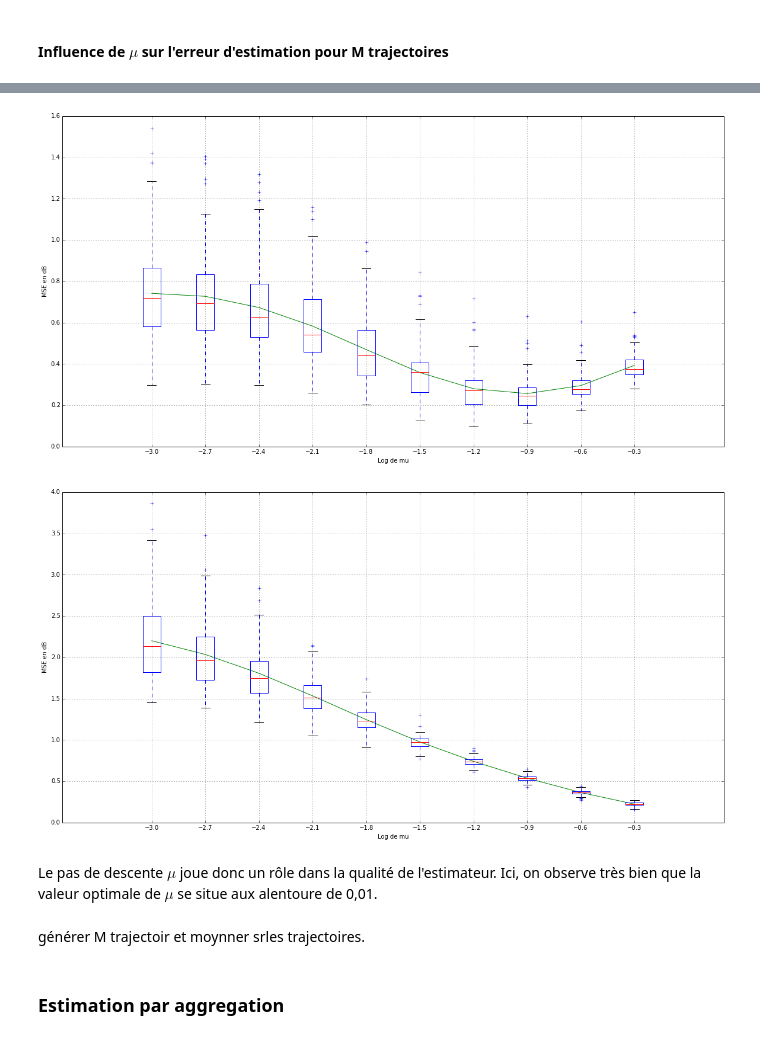
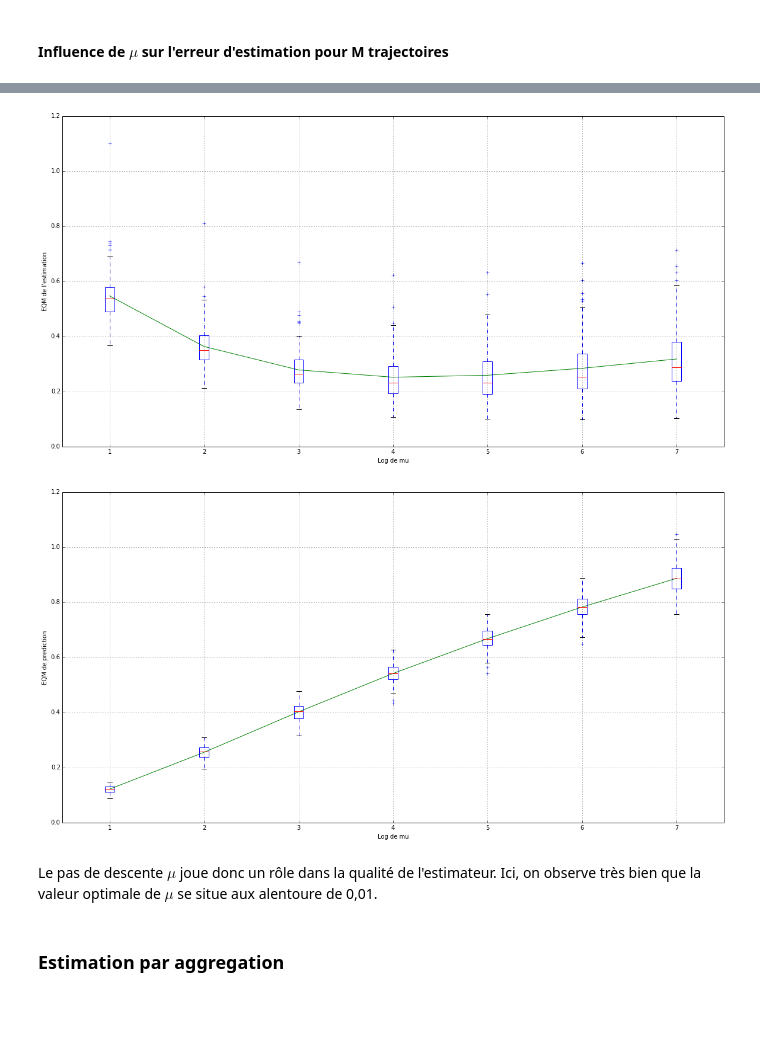
Before and after one commit to jngod2011/TVAR_Prediction, a Jupyter notebook: notebooks/TVAR_d_bis.ipynb, the cells around one changed output, grey strips where cells are left out. Saved outputs shown, nothing was run; the diff lists cells and outputs as text; code cells hidden in the pictures; blank space fills up the shorter version.

```diff
--- a/notebooks/TVAR_d_bis.ipynb
+++ b/notebooks/TVAR_d_bis.ipynb
@@ -116,7 +108,7 @@ plt.show()
 # %% [markdown]
 On construit dans cette partie un estimateur de notre processus TVAR(d) à partir de l'algorithme du LMS. On normalise la descente de gradient pour adapter à chaque étape le coefficient de descente que nous appelerons $\mu$ par la suite à la norme des échantillons à estimer.
 # %%
-X_est, theta_est = generation_est2(X, d, T, 0.05)
+X_est, theta_est = generation_est(X_tot, d, T, 0.05)
 
 plt.plot(X)
 plt.plot(X_est, 'r')
@@ -131,19 +129,21 @@ plt.title("Exemple d'un estimateur de TVAR({}) par NLMS".format(d))
 # %%
 # Estimation
 log_mu = np.arange(-3, 0, 0.3)
-N = len(log_mu)
-mu = np.power(10, log_mu)
+N = np.ceil(np.log(T))
+beta = gener_beta(0.5,N)
+mu = np.power(T, -2*beta/(2*beta+1))
+
 estimations = np.matrix(np.zeros((N, T)))
 MSE = np.zeros((N,T/2))
 MISE = np.zeros(N)
 
 for k in np.arange(N):
-    estimations[k,:], theta_est = generation_est2(X, d, T, mu[k])
+    estimations[k,:], theta_est = generation_est(X_tot, d, T, mu[k])
     for t in np.arange(T/2):
         MSE[k,t] = norm(theta[:,T/2 + t] - theta_est[:, T/2 + t])**2
     MISE[k] = 2./T*np.sum(MSE[k,:])
 
-    if k == 3:
+    if k == N-3:
         for k in np.arange(d):
             plt.figure()
             plt.plot(np.arange(T), theta[k,:].T)
@@ -166,18 +166,16 @@ for k in np.arange(N):
 #### Influence de $\mu$ sur l'erreur d'estimation pour M trajectoires
 # %%
 M = 100
-MSE_estim = np.matrix(np.zeros((M, N)))
-MSE_pred = np.matrix(np.zeros((M, N)))
-
-
+err_estim = np.matrix(np.zeros((M, N)))
+err_pred = np.matrix(np.zeros((M, N)))
 
 for l in np.arange(M):
     epsilon = np.random.randn(2*T)
     Xtot, X, theta = generation_TVAR(d, T, epsilon)
     for k in np.arange(N):
-        X_pred,theta_est = generation_est2(X, d, T, mu[k])
-        MSE_estim[l,k] = 2./T*norm(theta[:,T/2:] - theta_est[:, T/2:])**2
-        MSE_pred[l,k] = 2./T*norm(X[T/2:] - X_pred[T/2:])**2
+        X_pred, theta_est = generation_est(Xtot, d, T, mu[k])
+        err_estim[l,k] = 2./T*norm(theta[:,T/2:] - theta_est[:, T/2:])**2
+        err_pred[l,k] = 2./T*norm(X[T/2:] - X_pred[T/2:])**2
 
-MISE_estim = np.mean(MSE_estim,axis=0)
-MISE_pred = np.mean(MSE_pred,axis=0)
+MSE_estim = np.mean(err_estim,axis=0)
+MSE_pred = np.mean(err_pred,axis=0)
@@ -184,26 +184,26 @@ MISE_pred = np.mean(MSE_pred,axis=0)
 # %%
+num =  np.arange(N) + 1
+
 plt.figure(figsize=(20,10))
-plt.plot(log_mu, MISE_estim.T, 'g')
-plt.boxplot(MSE_estim, positions = log_mu, widths = 0.1*np.ones(N))
+plt.plot(num, MSE_estim.T, 'g')
+plt.boxplot(err_estim, positions = num, widths = 0.1*np.ones(N))
 plt.xlabel("Log de mu")
-plt.ylabel("MSE en dB")
+plt.ylabel("EQM de l'estimation")
 plt.grid(True)
 plt.show()
 
 plt.figure(figsize=(20,10))
-plt.plot(log_mu, MISE_pred.T, 'g')
-plt.boxplot(MSE_pred, positions = log_mu, widths = 0.1*np.ones(N))
+plt.plot(num, MSE_pred.T, 'g')
+plt.boxplot(err_pred, positions = num, widths = 0.1*np.ones(N))
 plt.xlabel("Log de mu")
-plt.ylabel("MSE en dB")
+plt.ylabel("EQM de prediction")
 plt.grid(True)
 plt.show()
 # %% [output]
-[figure, old version]
+[figure, new version]
-[figure, old version]
+[figure, new version]
 # %% [markdown]
 Le pas de descente $\mu$ joue donc un rôle dans la qualité de l'estimateur. Ici, on observe très bien que la valeur optimale de $\mu$ se situe aux alentoure de 0,01.
-# %% [markdown]
-générer M trajectoir et moynner srles trajectoires.
 # %% [markdown]
 ### Estimation par aggregation
 # %% [markdown]
```
Also changed, not shown: parts of 19 cells of this notebook.
